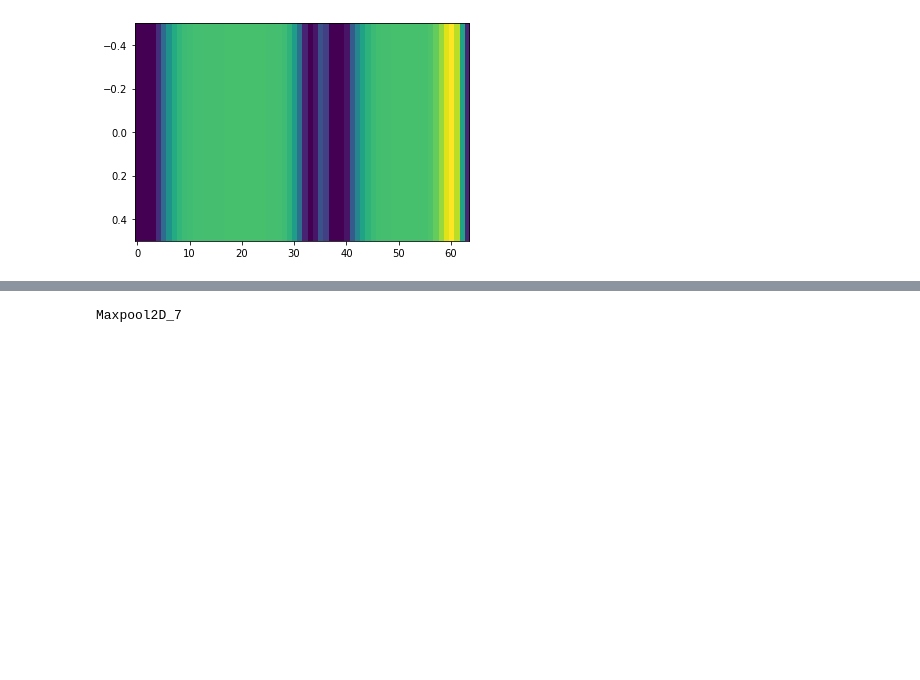
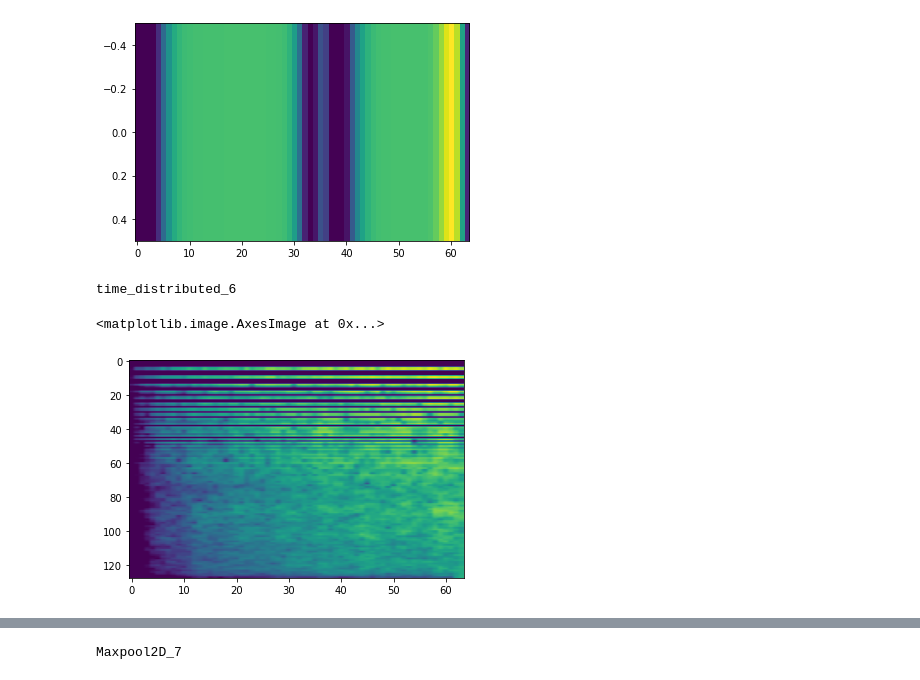
Before and after one commit to arvidfalch/RawAudio_e2e, a Jupyter notebook: visualization_layers.ipynb, the cells around one changed output, grey strips where cells are left out. Drawn from its saved outputs; the diff is of its cells as text; code cells hidden in the pictures; blank space fills up the shorter version.

```diff
--- a/visualization_layers.ipynb
+++ b/visualization_layers.ipynb
@@ -86,5 +109,14 @@ plt.imshow(activations[layeridx][0,:,:,5], cmap='viridis', aspect='auto')
 batch_layer_8
 <matplotlib.image.AxesImage at 0x...>
 [figure]
+# %%
+layeridx = 7
+
+print(layer_names[layeridx])
+plt.imshow(activations[layeridx][0,0,:,:], cmap ='viridis', aspect='auto')
+# %% [output]
+time_distributed_6
+<matplotlib.image.AxesImage at 0x...>
+[figure, added]
 # %%
 
```
Also changed, not shown: parts of 3 cells of this notebook, 4 other files.
